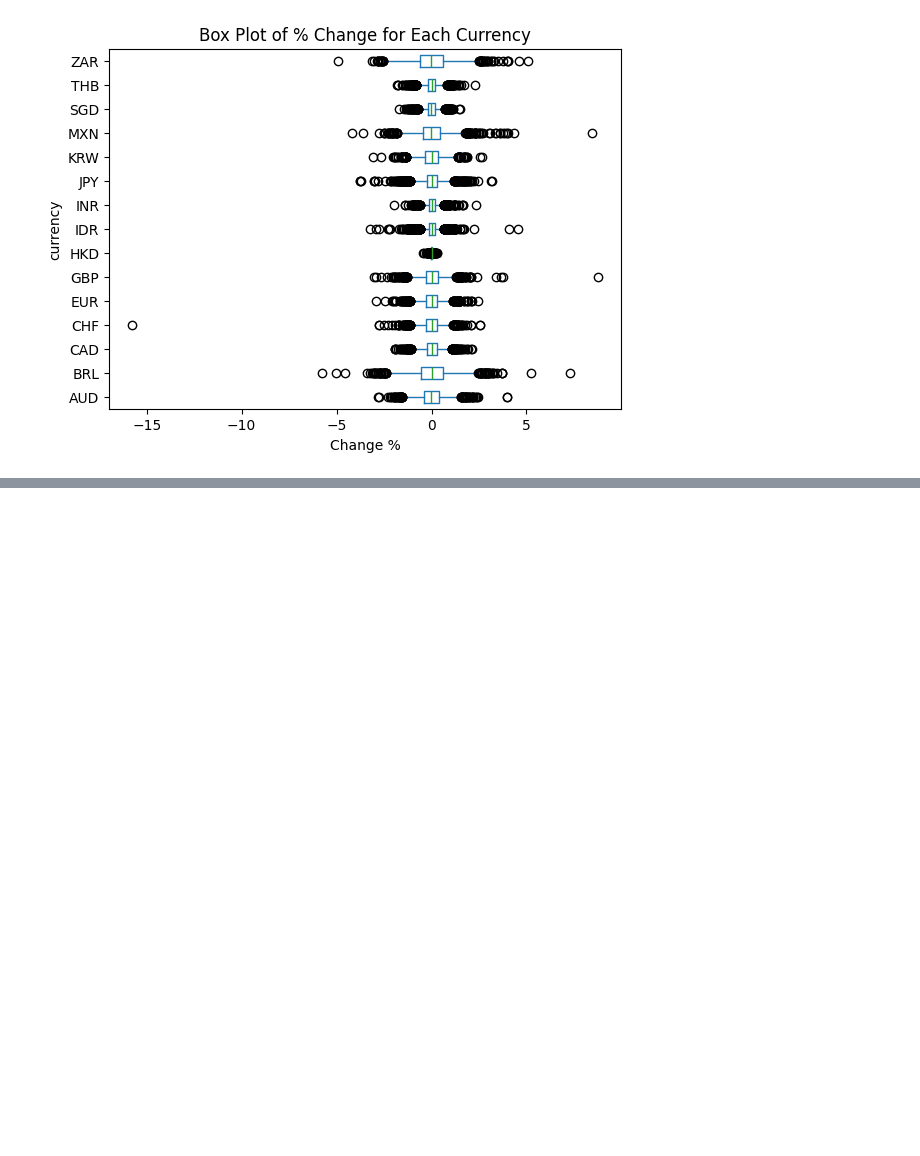
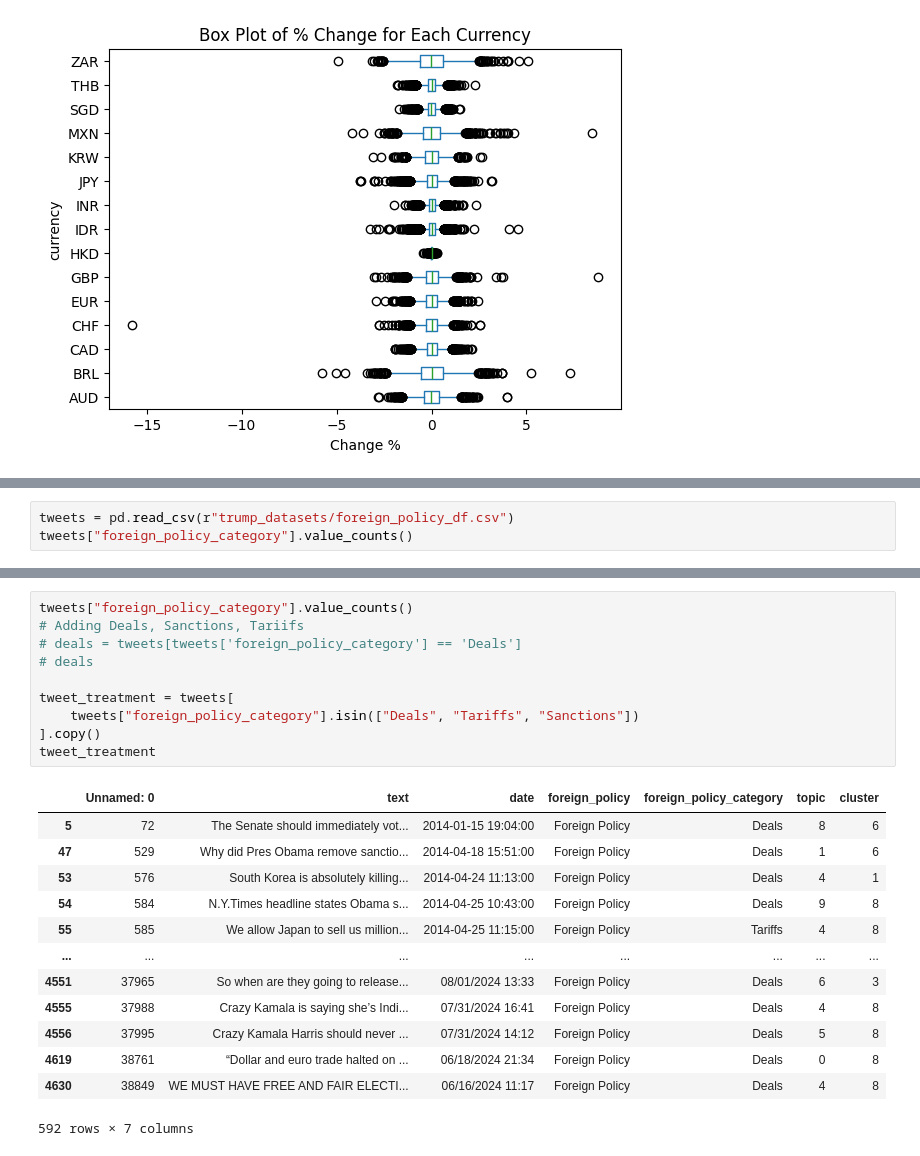
Before and after one commit to U1186204/Forex_Project, a Jupyter notebook: spwds_report_forex.ipynb, the cells around one changed output, grey strips where cells are left out. Cells and saved outputs as stored; diff of their text form; blank space fills up the shorter version.

```diff
--- a/spwds_report_forex.ipynb
+++ b/spwds_report_forex.ipynb
@@ -167,0 +193,3 @@ plt.show()
+# %%
+tweets = pd.read_csv(r"trump_datasets/foreign_policy_df.csv")
+tweets["foreign_policy_category"].value_counts()
@@ -167,0 +210,24 @@ plt.show()
+# %%
+tweets["foreign_policy_category"].value_counts()
+# Adding Deals, Sanctions, Tariifs
+# deals = tweets[tweets['foreign_policy_category'] == 'Deals']
+# deals
+
+tweet_treatment = tweets[
+    tweets["foreign_policy_category"].isin(["Deals", "Tariffs", "Sanctions"])
+].copy()
+tweet_treatment
+# %% [output]
+|  | Unnamed: 0 | text | date | foreign_policy | foreign_policy_category | topic | cluster |
+| 5 | 72 | The Senate should immediately vot... | 2014-01-15 19:04:00 | Foreign Policy | Deals | 8 | 6 |
+| 47 | 529 | Why did Pres Obama remove sanctio... | 2014-04-18 15:51:00 | Foreign Policy | Deals | 1 | 6 |
+| 53 | 576 | South Korea is absolutely killing... | 2014-04-24 11:13:00 | Foreign Policy | Deals | 4 | 1 |
+| 54 | 584 | N.Y.Times headline states Obama s... | 2014-04-25 10:43:00 | Foreign Policy | Deals | 9 | 8 |
+| 55 | 585 | We allow Japan to sell us million... | 2014-04-25 11:15:00 | Foreign Policy | Tariffs | 4 | 8 |
+| ... | ... | ... | ... | ... | ... | ... | ... |
+| 4551 | 37965 | So when are they going to release... | 08/01/2024 13:33 | Foreign Policy | Deals | 6 | 3 |
+| 4555 | 37988 | Crazy Kamala is saying she’s Indi... | 07/31/2024 16:41 | Foreign Policy | Deals | 4 | 8 |
+| 4556 | 37995 | Crazy Kamala Harris should never ... | 07/31/2024 14:12 | Foreign Policy | Deals | 5 | 8 |
+| 4619 | 38761 | “Dollar and euro trade halted on ... | 06/18/2024 21:34 | Foreign Policy | Deals | 0 | 8 |
+| 4630 | 38849 | WE MUST HAVE FREE AND FAIR ELECTI... | 06/16/2024 11:17 | Foreign Policy | Deals | 4 | 8 |
+592 rows × 7 columns
```
Also changed, not shown: parts of 34 cells of this notebook, 2 other files.
